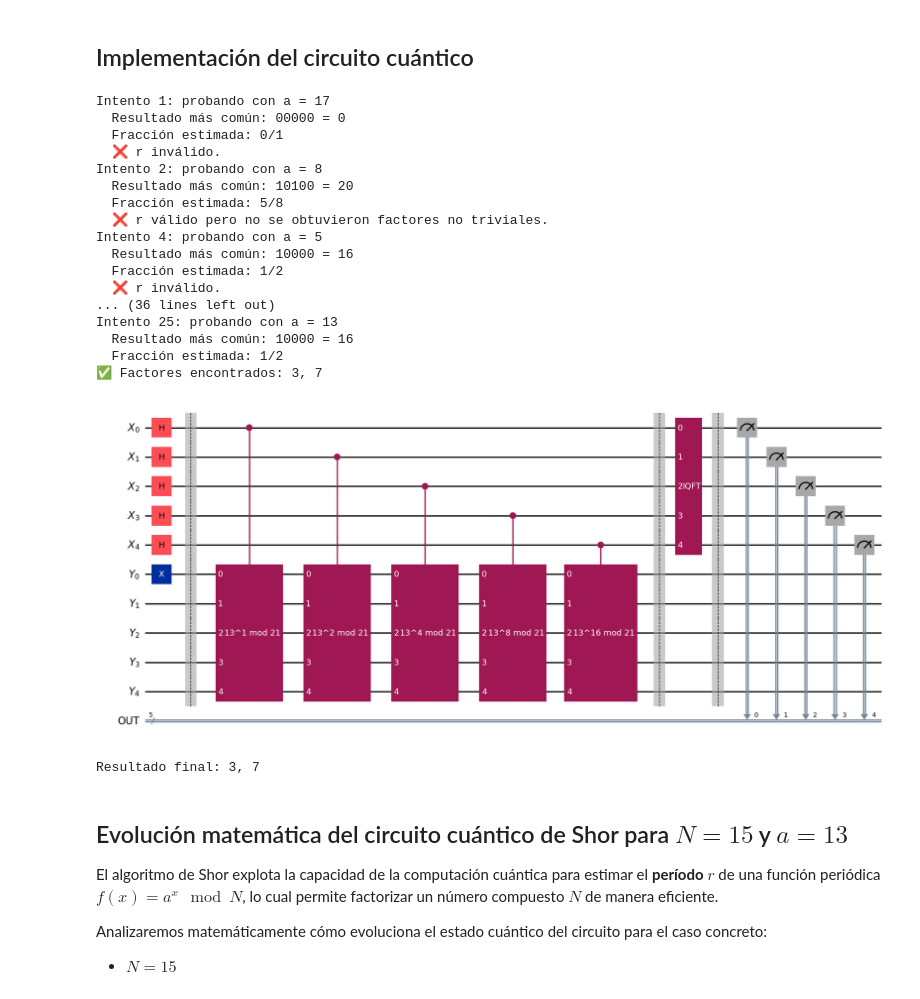
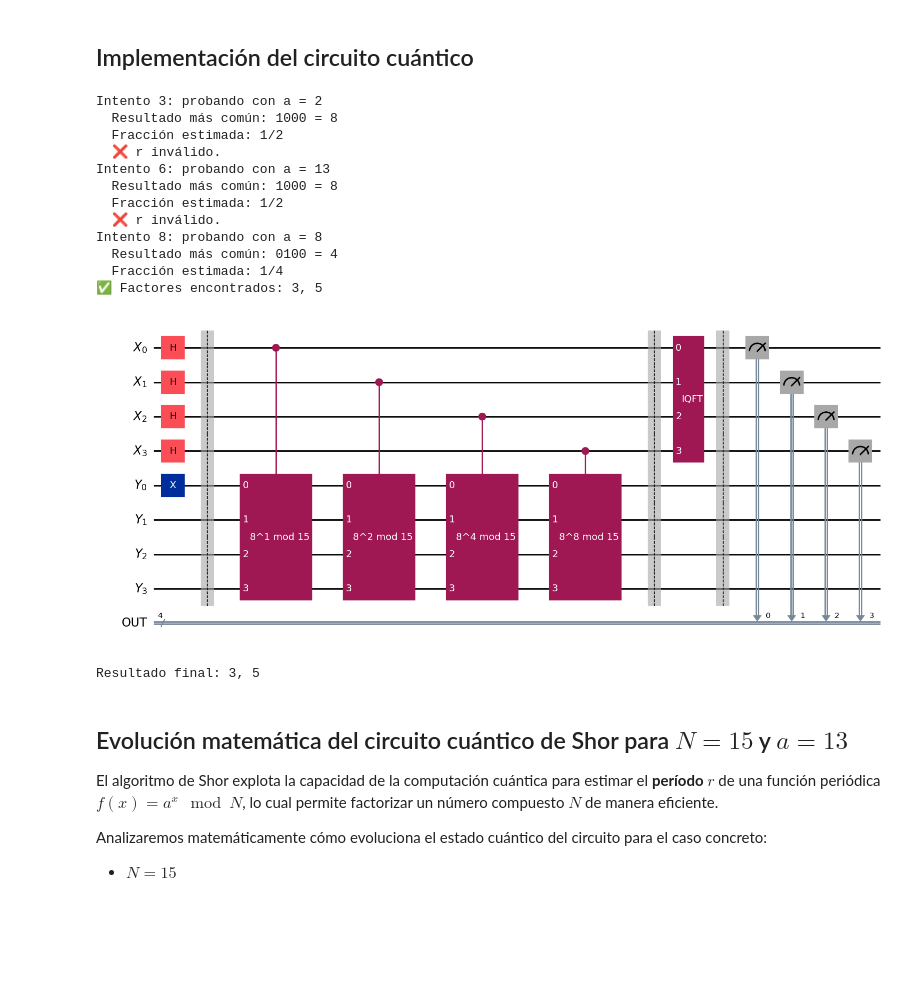
Before and after one commit to Hectorchv/proyectoFinalCuantica, a Jupyter notebook: ProyectoFinal.ipynb, the cells around one changed output. Saved outputs shown, nothing was run; the diff lists cells and outputs as text; code cells hidden in the pictures; blank space fills up the shorter version.

```diff
--- a/ProyectoFinal.ipynb
+++ b/ProyectoFinal.ipynb
@@ -422,50 +422,45 @@ def run_shor(N=21, max_tries=50):
         job = sampler.run([qc])
         result = job.result()
         counts = result[0].data.OUT.get_counts()
         most_common = max(counts, key=counts.get)
         decimal = int(most_common, 2)
         frac = Fraction(decimal, 2 ** n_count).limit_denominator(N)
         s, r = frac.numerator, frac.denominator
 
         print(f"  Resultado más común: {most_common} = {decimal}")
         print(f"  Fracción estimada: {s}/{r}")
 
         if r % 2 == 0 and pow(a, r, N) == 1:
             factor1 = gcd(pow(a, r//2) - 1, N)
             factor2 = gcd(pow(a, r//2) + 1, N)
             if factor1 != 1 and factor2 != 1:
                 print(f"✅ Factores encontrados: {factor1}, {factor2}")
                 display(qc.draw('mpl'))
                 return factor1, factor2
             else:
                 print("  ❌ r válido pero no se obtuvieron factores no triviales.")
         else:
             print("  ❌ r inválido.")
     return None, None
 
 # Ejecutar
-factor1, factor2 = run_shor(21, 50)
+factor1, factor2 = run_shor(15, 50)
 print(f"Resultado final: {factor1}, {factor2}")
 # %% [output]
-Intento 1: probando con a = 17
-  Resultado más común: 00000 = 0
-  Fracción estimada: 0/1
-  ❌ r inválido.
-Intento 2: probando con a = 8
-  Resultado más común: 10100 = 20
-  Fracción estimada: 5/8
-  ❌ r válido pero no se obtuvieron factores no triviales.
-Intento 4: probando con a = 5
-  Resultado más común: 10000 = 16
+Intento 3: probando con a = 2
+  Resultado más común: 1000 = 8
   Fracción estimada: 1/2
   ❌ r inválido.
-... (36 lines left out)
-Intento 25: probando con a = 13
-  Resultado más común: 10000 = 16
+Intento 6: probando con a = 13
+  Resultado más común: 1000 = 8
   Fracción estimada: 1/2
-✅ Factores encontrados: 3, 7
+  ❌ r inválido.
+Intento 8: probando con a = 8
+  Resultado más común: 0100 = 4
+  Fracción estimada: 1/4
+✅ Factores encontrados: 3, 5
-[figure, old version]
+[figure, new version]
-Resultado final: 3, 7
+Resultado final: 3, 5
 # %% [markdown]
 ## Evolución matemática del circuito cuántico de Shor para $N = 15$ y $a = 13$
 
```
Also changed, not shown: parts of 9 cells of this notebook.
